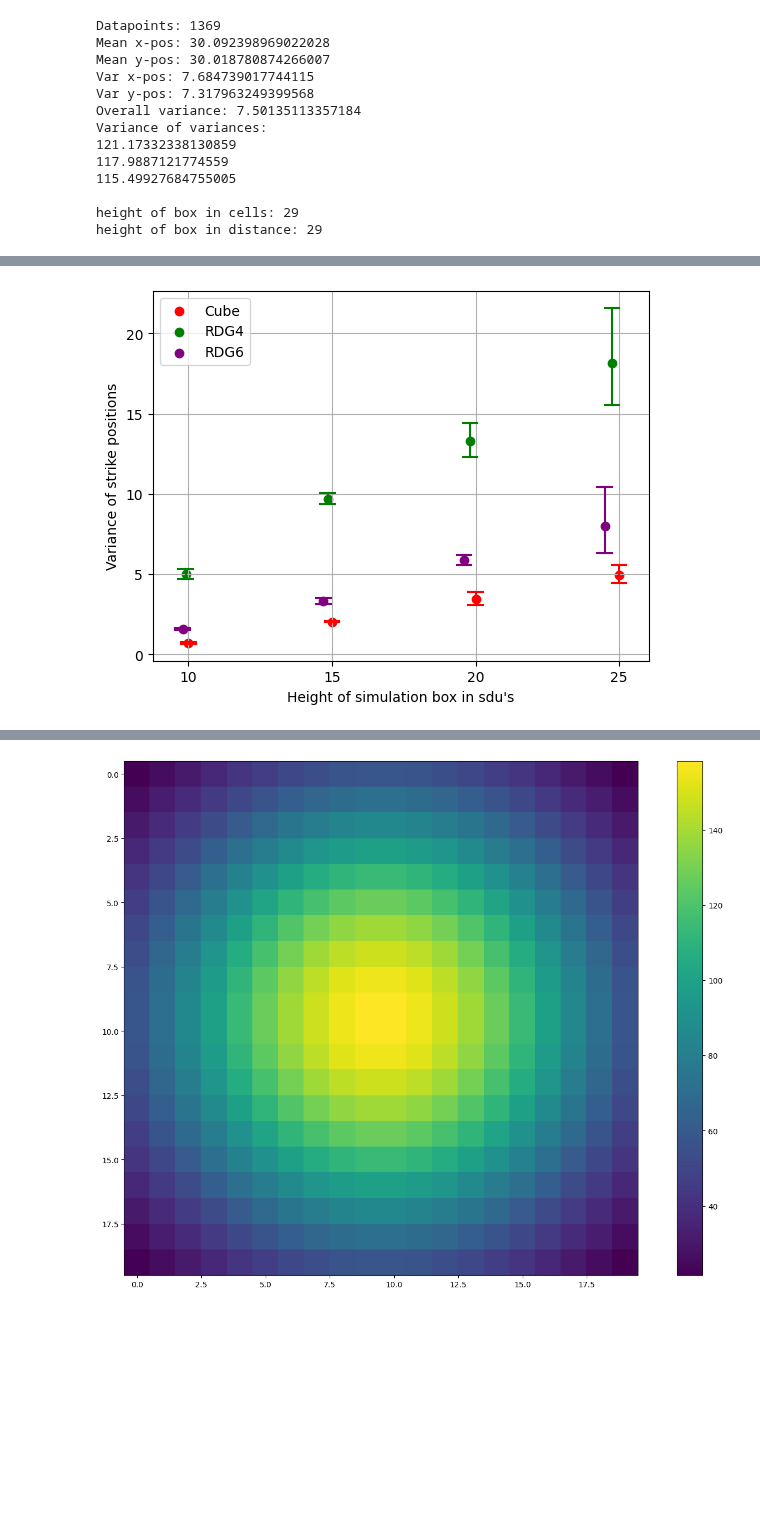
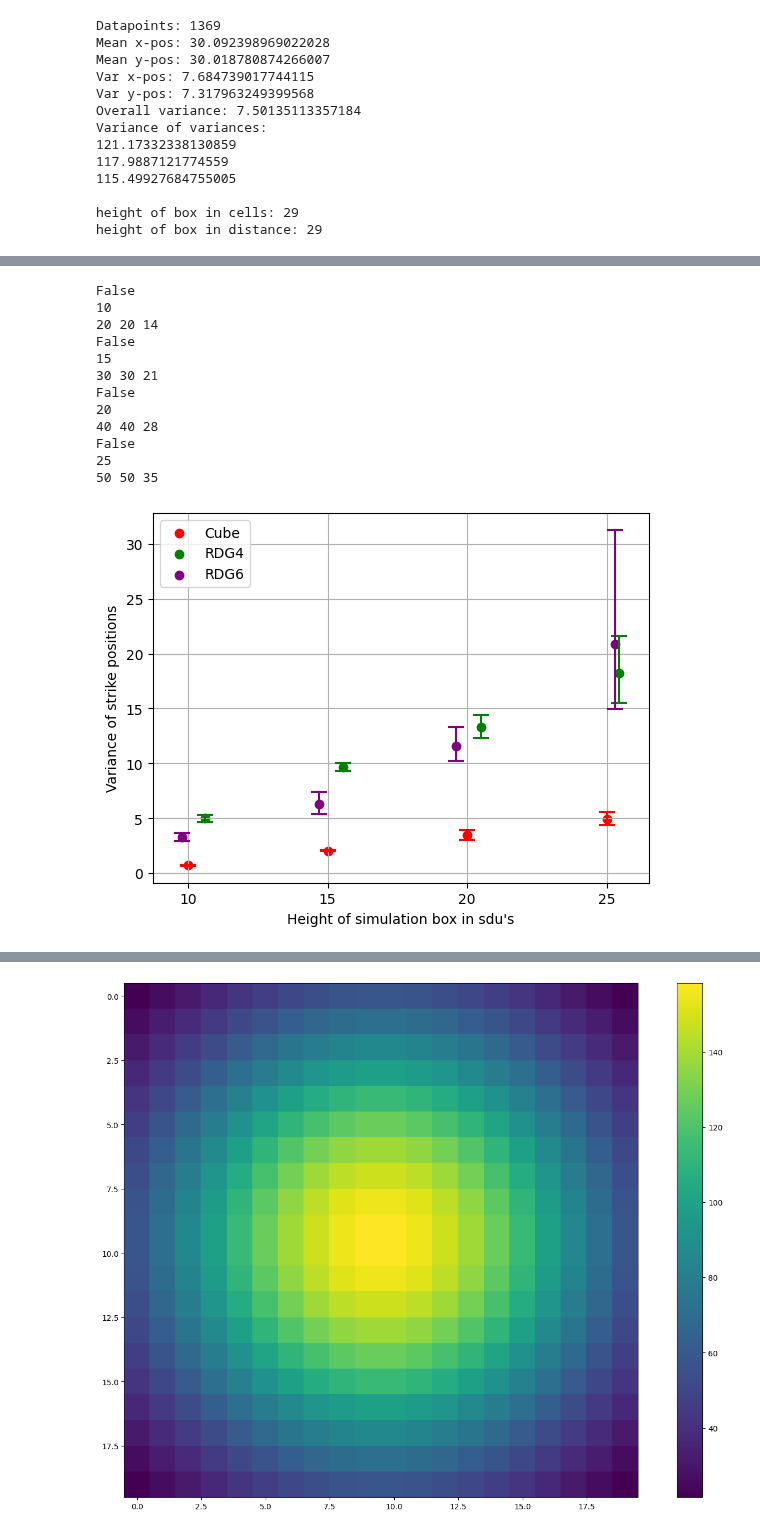
Before and after one commit to g-nilsson/spatial_discretizations_impact_on_simulations, a Jupyter notebook: stat_analysis.ipynb, the cells around one changed output, grey strips where cells are left out. Cells and saved outputs as stored; diff of their text form; code cells hidden in the pictures; blank space fills up the shorter version.

```diff
--- a/stat_analysis.ipynb
+++ b/stat_analysis.ipynb
@@ -7,13 +7,24 @@ import copy
 from hexalattice.hexalattice import *
 
 
-def target_height_to_box_dim_RDG6(target_height):
+def target_height_to_box_dim_RDG6(target_height, target_height_is_in_cells=False):
     '''Returns cell width, depth, height given target height'''
-    return target_height*2, int(target_height*4*np.sqrt(3)/3), int(target_height*3/np.sqrt(6))
+    if target_height_is_in_cells:
+        target_height *= np.sqrt(6)/3
 
-def target_height_to_box_dim_RDG4(target_height):
+    return round(target_height*2), round(target_height*4*np.sqrt(3)/3), round(target_height*3/np.sqrt(6))
+
+def target_height_to_box_dim_RDG4(target_height, target_height_is_in_cells=False):
     '''Returns cell width, depth, height given target height'''
-    return target_height*2, target_height*2, int(target_height*np.sqrt(2))
+
+    if target_height_is_in_cells:
+        if target_height == 15:
+            print(target_height/np.sqrt(2)*np.sqrt(2))
+            print(int(target_height/np.sqrt(2)*np.sqrt(2)))
+        target_height /= np.sqrt(2)
+
+
+    return round(target_height*2), round(target_height*2), round(target_height*np.sqrt(2))
 
 def boxdim_to_real_distance_RDG6(dims):
     '''Returns real distance given box dimensions'''
@@ -27,7 +38,7 @@ def hex_indices_to_coords(x,y):
     return np.array([x*3/(2*np.sqrt(3)), y - 0.5*x])
 
 # Visualize data
-def visualize_data(N, nu, threshold, shape_name):
+def visualize_data(N, nu, threshold, shape_name, N_is_cellcount = False):
     shape_name_str = shape_name
     N_str = str(N)
     if shape_name == "Cube":
@@ -39,7 +50,7 @@ def visualize_data(N, nu, threshold, shape_name):
         N_str = f"{int(2*N)}x{int(2*N)}x{int(N*np.sqrt(2))}"
         width = int(2*N)
     elif shape_name == "RDG6":
-        visualize_hexagon_data(N, nu, threshold)
+        visualize_hexagon_data(N, nu, threshold, N_is_cellcount)
         return
     else:
         print(f"{shape_name} is not one of the stored grid-types (Cube, RDG4, RDG6)")
@@ -78,7 +89,7 @@ def visualize_data(N, nu, threshold, shape_name):
 
 
 # Visualize hexagon data
-def visualize_hexagon_data(N, nu, threshold):
+def visualize_hexagon_data(N, nu, threshold, N_is_cellcount = False):
     def float_to_rgb_color(value, cmap_name='viridis'):
         value = min(0.9999999999, max(0, value))
 
@@ -184,18 +195,21 @@ def error_from_indices(pos_a, pos_b):
     error = np.sum((euclidian_pos_a - euclidian_pos_b)**2)
     return error
 
-def calc_variance(N, nu, threshold, shape_name, print_output=False):
+def calc_variance(N, nu, threshold, shape_name, print_output=False, N_is_cellcount = False):
     if shape_name == "Cube":
         shape_name_str = "Cube\\x2_widths"
         N_str = str(N)
         strike_arr_width = 2*N
     elif shape_name == "RDG4":
         shape_name_str = "RDG_square_int"
-        N_str = f"{2*N}x{2*N}x{int(N*np.sqrt(2))}"
-        strike_arr_width= 2*N
+        print(N_is_cellcount)
+        width, depth, height = target_height_to_box_dim_RDG4(N, target_height_is_in_cells=N_is_cellcount)
+        print(width, depth, height)
+        N_str = f"{width}x{depth}x{height}"
+        strike_arr_width= width
     elif shape_name == "RDG6":
         shape_name_str = "RDG_hex_int"
-        width, depth, height = target_height_to_box_dim_RDG6(N)
+        width, depth, height = target_height_to_box_dim_RDG6(N, target_height_is_in_cells=N_is_cellcount)
         N_str = f"{width}x{depth}x{height}"
         strike_arr_width = max(width*2+1, depth*3//2)
     else:
@@ -389,7 +401,7 @@ print(f"RDG4: {target_width}x{target_width}x{int(target_width*np.sqrt(2)//2)}  -
 print(f"RDG6: {target_width}x{int(target_width*2*np.sqrt(3)/3)}x{int(target_width*np.sqrt(2)//(2*np.sqrt(3)))}  ->  ({target_width}x{round(int(target_width*2*np.sqrt(3)/3)*3/(2*np.sqrt(3)), 2)}x{round(int(target_width*np.sqrt(2)//(2*np.sqrt(3)))*np.sqrt(3)/np.sqrt(2), 2)})")
 
 
-target_height = 15
+target_height = 10
 
 print("Cell dimensions:")
 print(f"Cube: {target_height*2}x{target_height*2}x{target_height}  ->  ({target_height*2}x{target_height*2}x{target_height})")
@@ -479,7 +490,9 @@ height of box in distance: 13.472193585307478
 # %%
+# Variance plot, matched with similar box heights (in sdu's)
 target_heights = [10, 15, 20, 25]
-RDG4_heights = [round(int(target_height*2/np.sqrt(2))/np.sqrt(2), 2) for target_height in target_heights]
-RDG6_heights = [round(int(target_height*np.sqrt(2)/np.sqrt(3))*np.sqrt(3)/np.sqrt(2), 2) for target_height in target_heights]
+
+RDG4_heights = [boxdim_to_real_distance_RDG4(target_height_to_box_dim_RDG4(target_height))[2] for target_height in target_heights]
+RDG6_heights = [boxdim_to_real_distance_RDG6(target_height_to_box_dim_RDG6(target_height))[2] for target_height in target_heights]
 variances = {"Cube": [], "RDG4": [], "RDG6": []}
 lower_bounds = {"Cube": [], "RDG4": [], "RDG6": []}
 upper_bounds = {"Cube": [], "RDG4": [], "RDG6": []}
@@ -488,31 +501,43 @@ for target_height in target_heights:
     for grid_type in ["Cube", "RDG4", "RDG6"]:
         results = calc_variance(target_height, 6, 0.001, grid_type)
         variances[grid_type].append(results[0])
         lower_bounds[grid_type].append(results[1])
         upper_bounds[grid_type].append(results[2])
 
 
 whisker_width=0.5
 plt.scatter(target_heights, variances["Cube"], color="red", label="Cube")
 for i in range(len(target_heights)):
     plt.plot([target_heights[i], target_heights[i]], [lower_bounds["Cube"][i], upper_bounds["Cube"][i]], color="red")
     plt.plot([target_heights[i]-whisker_width/2, target_heights[i]+whisker_width/2], [lower_bounds["Cube"][i], lower_bounds["Cube"][i]], color="red")
     plt.plot([target_heights[i]-whisker_width/2, target_heights[i]+whisker_width/2], [upper_bounds["Cube"][i], upper_bounds["Cube"][i]], color="red")
 plt.scatter(RDG4_heights, variances["RDG4"], color = "green", label="RDG4")
 for i in range(len(target_heights)):
     plt.plot([RDG4_heights[i], RDG4_heights[i]], [lower_bounds["RDG4"][i], upper_bounds["RDG4"][i]], color="green")
     plt.plot([RDG4_heights[i]-whisker_width/2, RDG4_heights[i]+whisker_width/2], [lower_bounds["RDG4"][i], lower_bounds["RDG4"][i]], color="green")
     plt.plot([RDG4_heights[i]-whisker_width/2, RDG4_heights[i]+whisker_width/2], [upper_bounds["RDG4"][i], upper_bounds["RDG4"][i]], color="green")
 plt.scatter(RDG6_heights, variances["RDG6"], color = "purple", label="RDG6")
 for i in range(len(target_heights)):
     plt.plot([RDG6_heights[i], RDG6_heights[i]], [lower_bounds["RDG6"][i], upper_bounds["RDG6"][i]], color="purple")
     plt.plot([RDG6_heights[i]-whisker_width/2, RDG6_heights[i]+whisker_width/2], [lower_bounds["RDG6"][i], lower_bounds["RDG6"][i]], color="purple")
     plt.plot([RDG6_heights[i]-whisker_width/2, RDG6_heights[i]+whisker_width/2], [upper_bounds["RDG6"][i], upper_bounds["RDG6"][i]], color="purple")
 plt.xticks(target_heights)
 plt.xlabel("Height of simulation box in sdu's")
 plt.ylabel("Variance of strike positions")
 plt.grid()
 plt.legend()
 plt.show()
 # %% [output]
+False
+10
+20 20 14
+False
+15
+30 30 21
+False
+20
+40 40 28
+False
+25
+50 50 35
-[figure, old version]
+[figure, new version]
```
Also changed, not shown: parts of 5 cells of this notebook, 42 other files.
